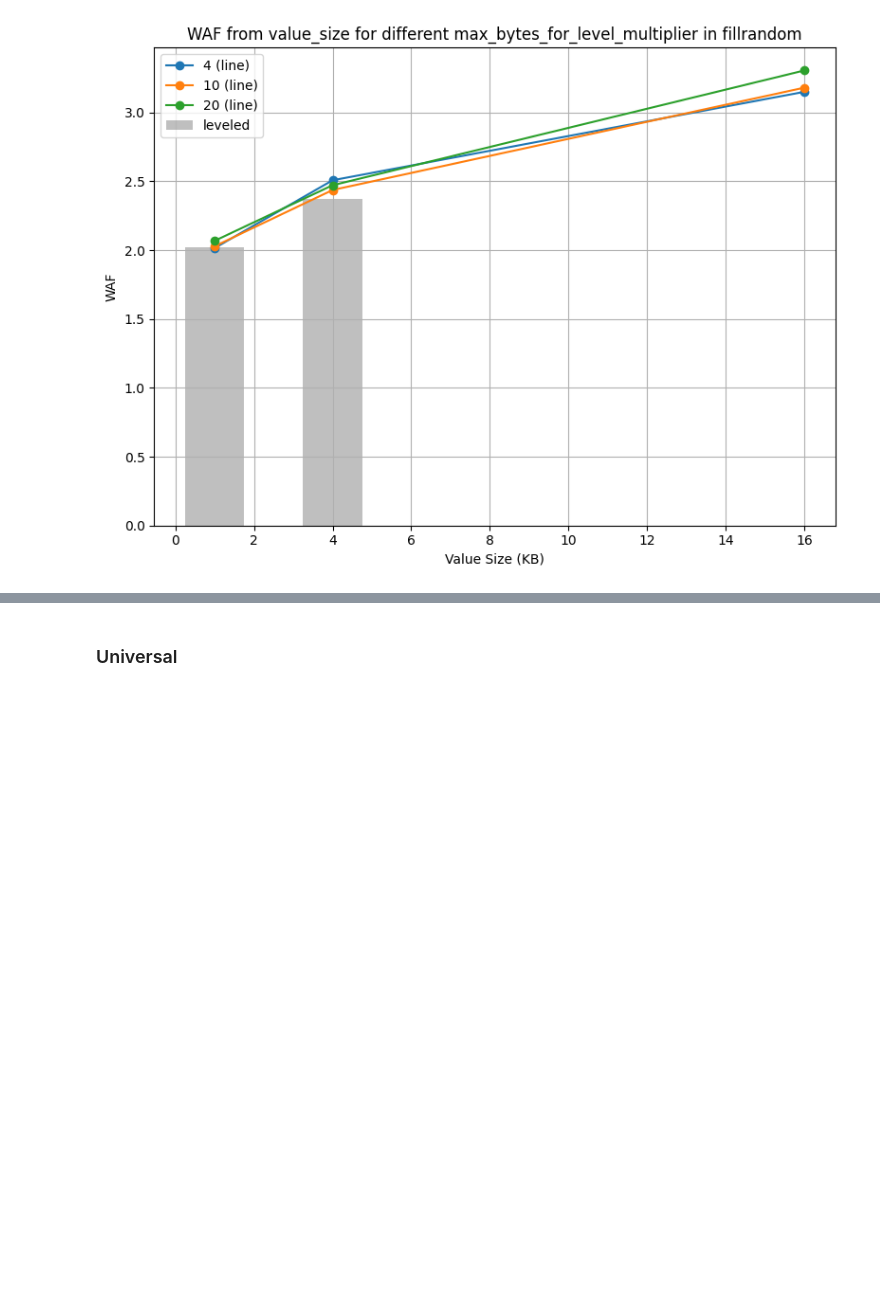
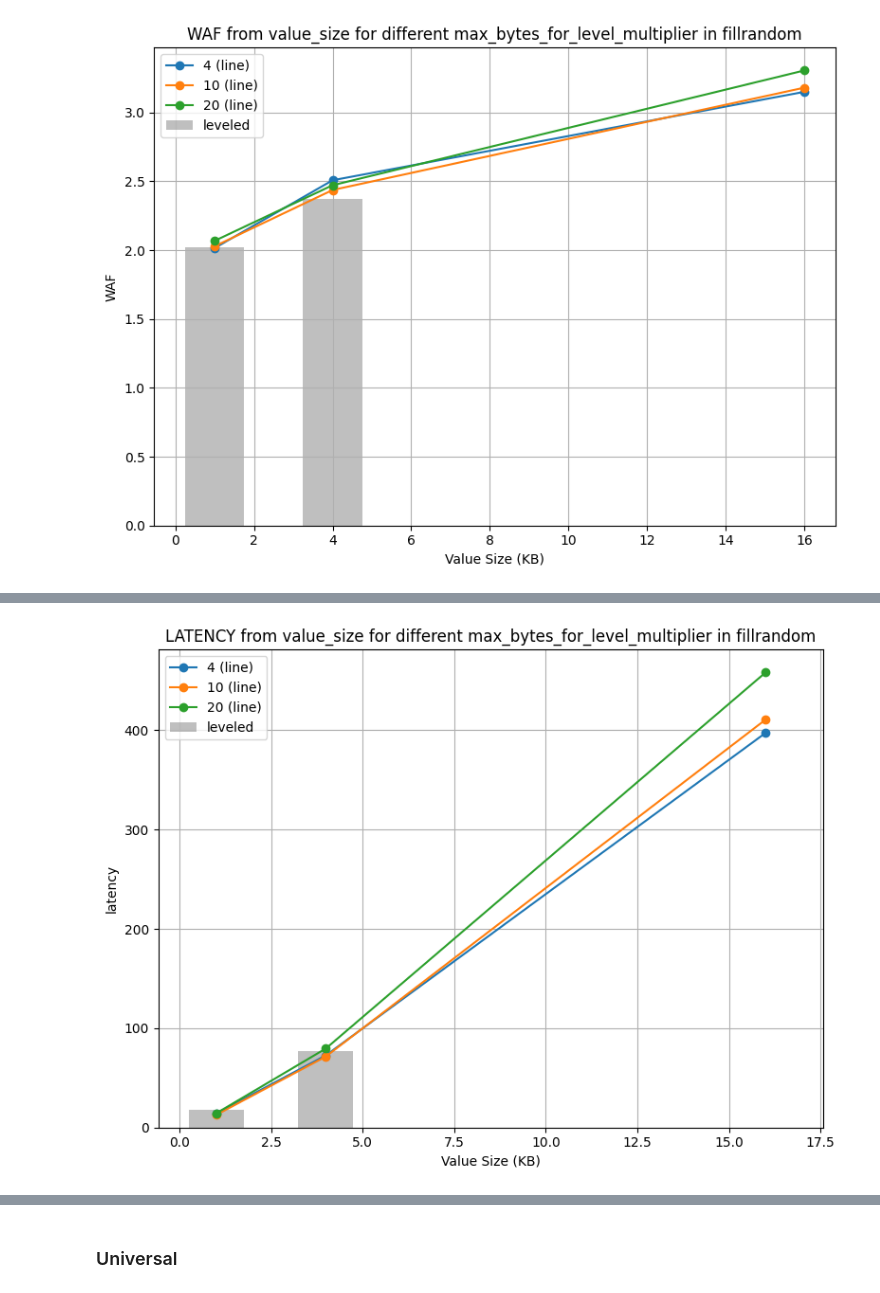
Before and after one commit to yrc00/opensource_sw_analysis, a Jupyter notebook: Lab1/H1/h1_graph.ipynb, the cells around one changed output, grey strips where cells are left out. Saved outputs shown, nothing was run; the diff lists cells and outputs as text; code cells hidden in the pictures; blank space fills up the shorter version.

```diff
--- a/Lab1/H1/h1_graph.ipynb
+++ b/Lab1/H1/h1_graph.ipynb
@@ -300,0 +305,4 @@ plot_graph(multiplier_fillrandom, leveled_fillrandom, col="max_bytes_for_level_m
+# %%
+plot_graph(multiplier_fillrandom, leveled_fillrandom, col="max_bytes_for_level_multiplier", compare="leveled", workload="fillrandom", metric="latency")
+# %% [output]
+[figure, added]
```
Also changed, not shown: parts of 13 cells of this notebook, 7 other files.
